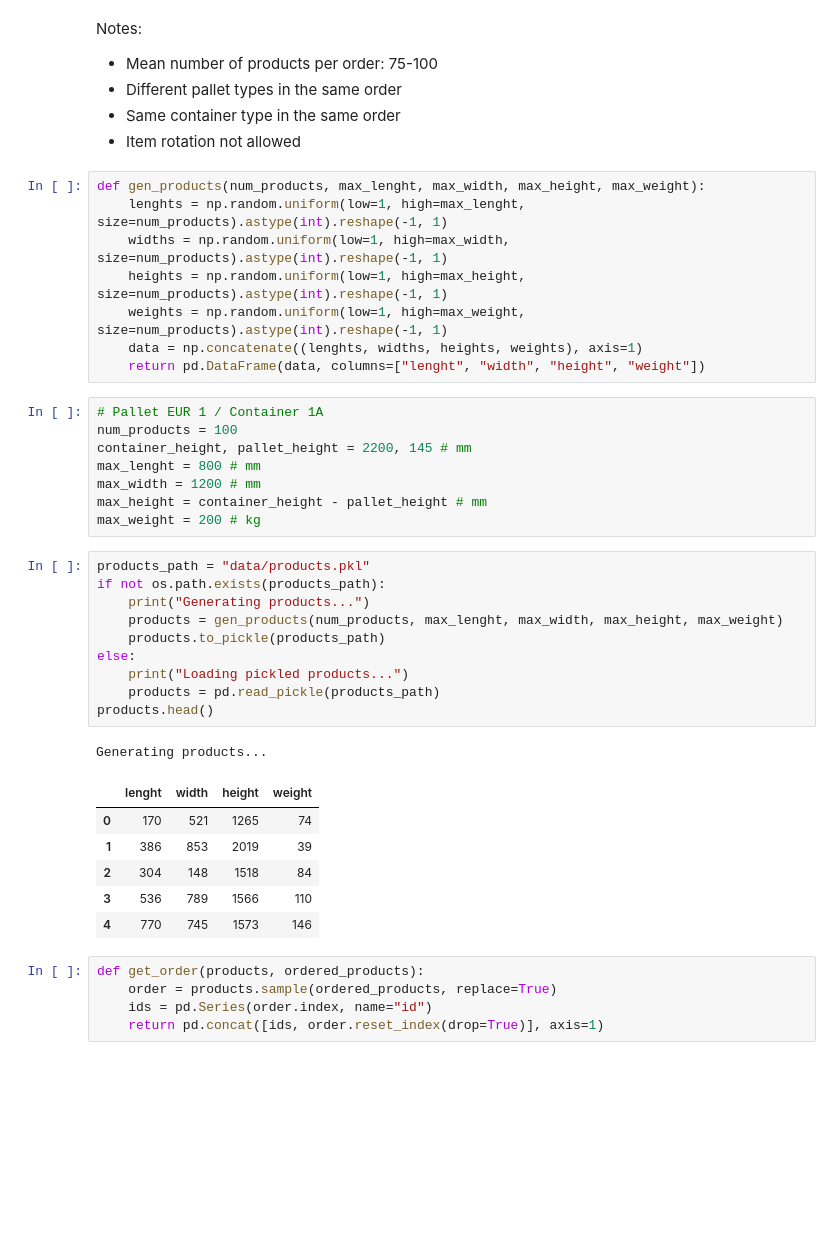
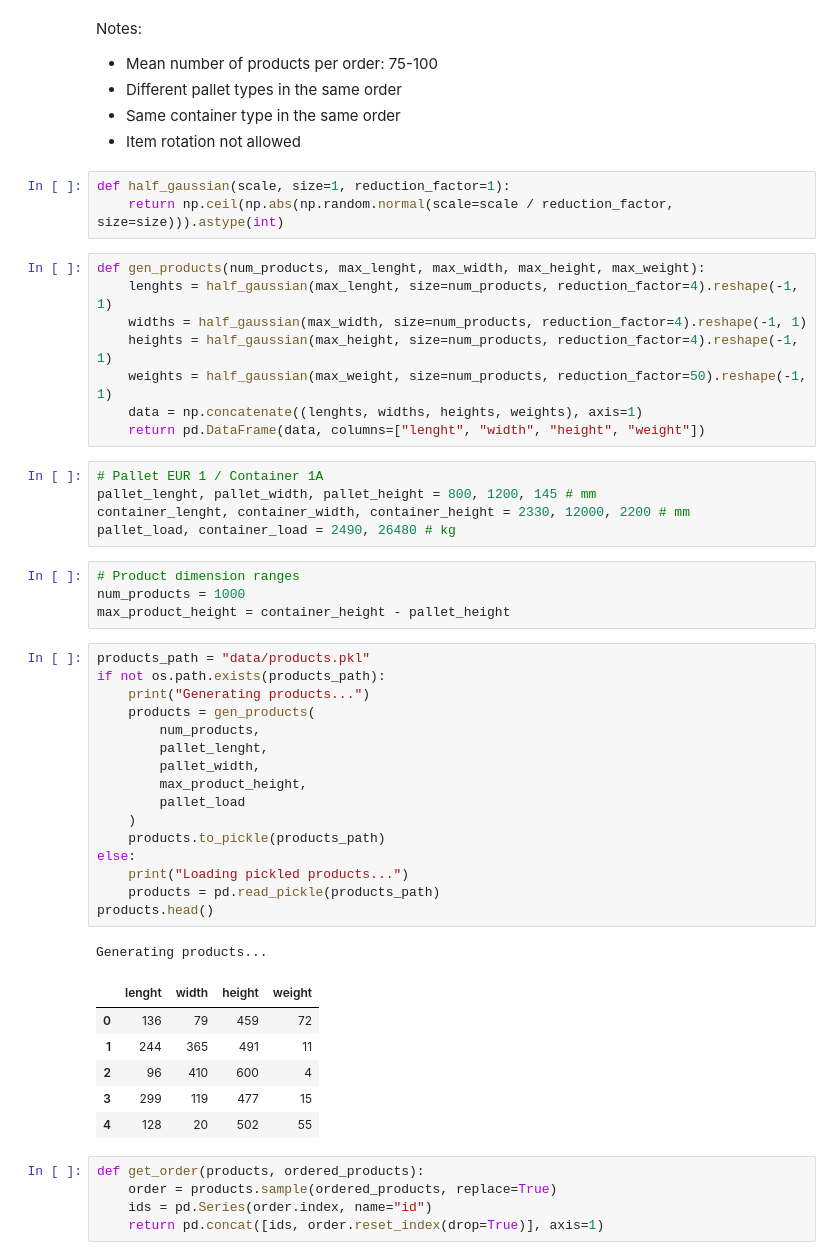
Before and after one commit to Wadaboa/3d-bpp, a Jupyter notebook: bpp.ipynb, the cells around one changed output. Cells and saved outputs as stored; diff of their text form; blank space fills up the shorter version.

```diff
--- a/bpp.ipynb
+++ b/bpp.ipynb
@@ -31,40 +35,50 @@ Notes:
 - Different pallet types in the same order
 - Same container type in the same order
 - Item rotation not allowed
+# %%
+def half_gaussian(scale, size=1, reduction_factor=1):
+    return np.ceil(np.abs(np.random.normal(scale=scale / reduction_factor, size=size))).astype(int)
 # %%
 def gen_products(num_products, max_lenght, max_width, max_height, max_weight):
-    lenghts = np.random.uniform(low=1, high=max_lenght, size=num_products).astype(int).reshape(-1, 1)
-    widths = np.random.uniform(low=1, high=max_width, size=num_products).astype(int).reshape(-1, 1)
-    heights = np.random.uniform(low=1, high=max_height, size=num_products).astype(int).reshape(-1, 1)
-    weights = np.random.uniform(low=1, high=max_weight, size=num_products).astype(int).reshape(-1, 1)
+    lenghts = half_gaussian(max_lenght, size=num_products, reduction_factor=4).reshape(-1, 1)
+    widths = half_gaussian(max_width, size=num_products, reduction_factor=4).reshape(-1, 1)
+    heights = half_gaussian(max_height, size=num_products, reduction_factor=4).reshape(-1, 1)
+    weights = half_gaussian(max_weight, size=num_products, reduction_factor=50).reshape(-1, 1)
     data = np.concatenate((lenghts, widths, heights, weights), axis=1)
     return pd.DataFrame(data, columns=["lenght", "width", "height", "weight"])
-# %%
-# Pallet EUR 1 / Container 1A
-num_products = 100
-container_height, pallet_height = 2200, 145 # mm
-max_lenght = 800 # mm
-max_width = 1200 # mm
-max_height = container_height - pallet_height # mm
-max_weight = 200 # kg
+# %%
+# Pallet EUR 1 / Container 1A
+pallet_lenght, pallet_width, pallet_height = 800, 1200, 145 # mm
+container_lenght, container_width, container_height = 2330, 12000, 2200 # mm
+pallet_load, container_load = 2490, 26480 # kg
+# %%
+# Product dimension ranges
+num_products = 1000
+max_product_height = container_height - pallet_height
 # %%
 products_path = "data/products.pkl"
 if not os.path.exists(products_path):
     print("Generating products...")
-    products = gen_products(num_products, max_lenght, max_width, max_height, max_weight)
+    products = gen_products(
+        num_products,
+        pallet_lenght,
+        pallet_width,
+        max_product_height,
+        pallet_load
+    )
     products.to_pickle(products_path)
 else:
     print("Loading pickled products...")
     products = pd.read_pickle(products_path)
 products.head()
 # %% [output]
 Generating products...
 |  | lenght | width | height | weight |
-| 0 | 170 | 521 | 1265 | 74 |
-| 1 | 386 | 853 | 2019 | 39 |
-| 2 | 304 | 148 | 1518 | 84 |
-| 3 | 536 | 789 | 1566 | 110 |
-| 4 | 770 | 745 | 1573 | 146 |
+| 0 | 136 | 79 | 459 | 72 |
+| 1 | 244 | 365 | 491 | 11 |
+| 2 | 96 | 410 | 600 | 4 |
+| 3 | 299 | 119 | 477 | 15 |
+| 4 | 128 | 20 | 502 | 55 |
 # %%
 def get_order(products, ordered_products):
     order = products.sample(ordered_products, replace=True)
```
Also changed, not shown: parts of 12 cells of this notebook, 1 other file.
